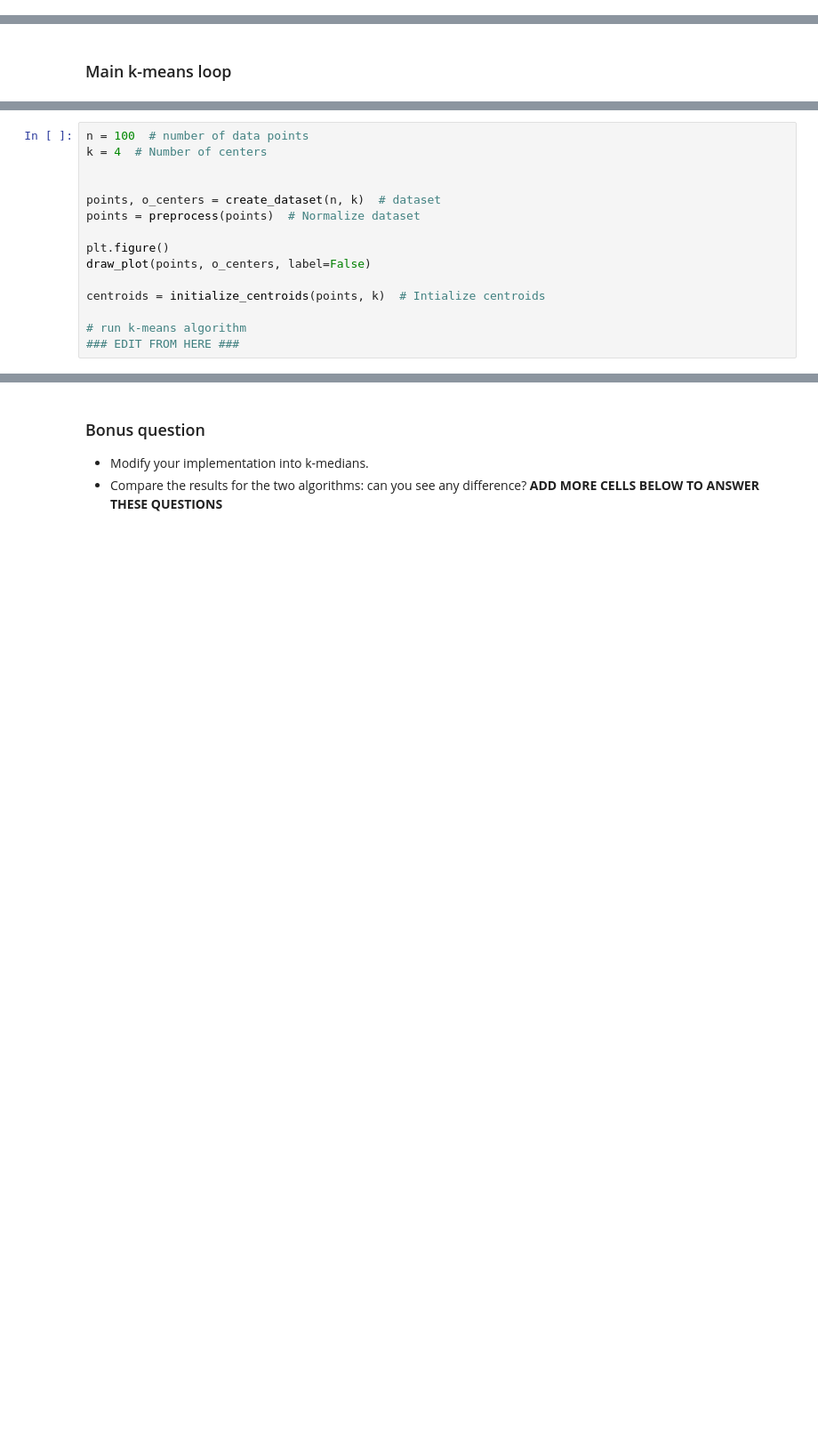
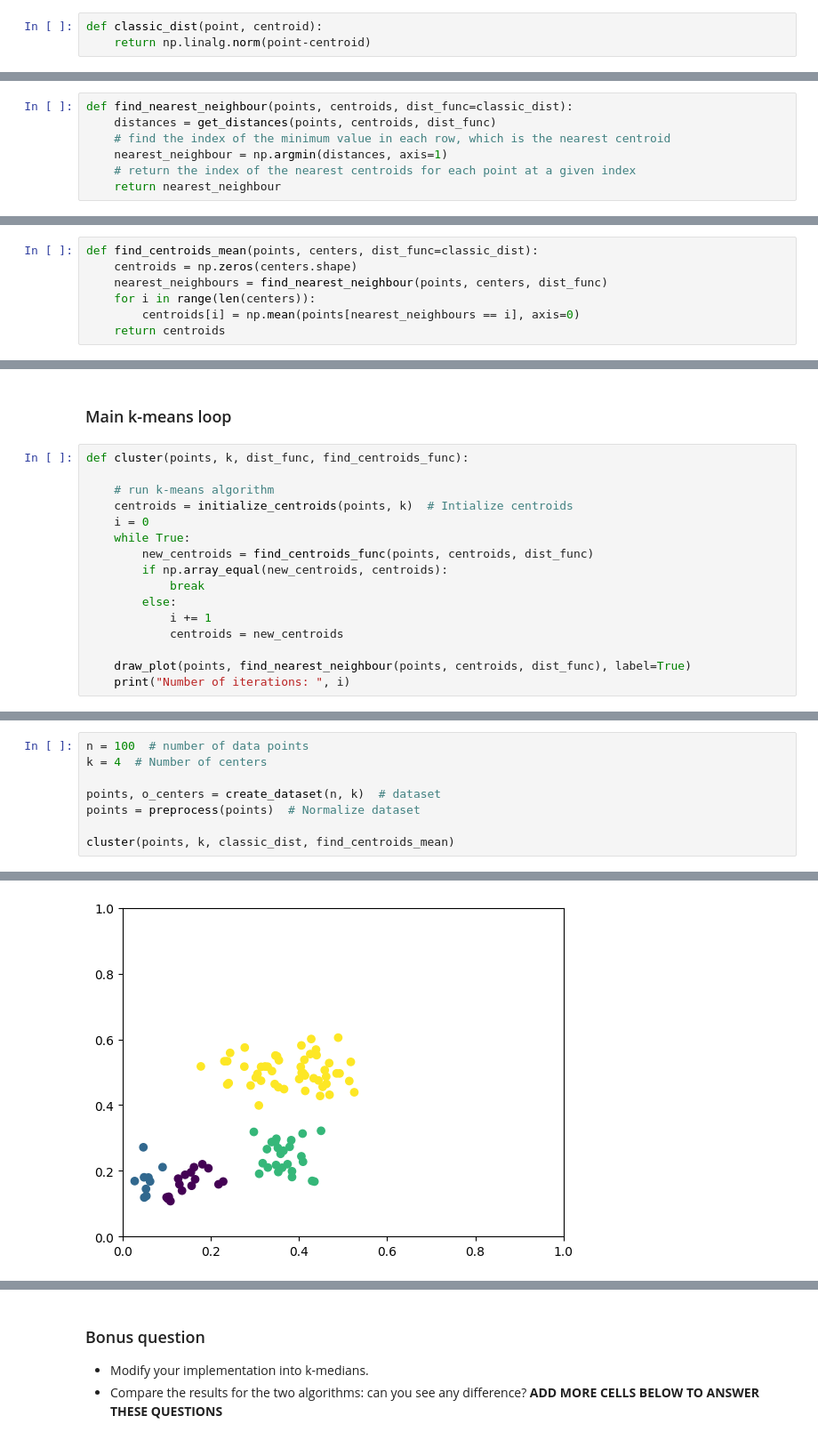
Before and after one commit to epi-xel/hybrid-classic-quantum-computing, a Jupyter notebook: Assignment_2/Hybrid Classic-Quantum Systems - Second Assignment.ipynb, the cells around one changed output, grey strips where cells are left out. Shown at 89% size. Drawn from its saved outputs; the diff is of its cells as text; blank space fills up the shorter version.

```diff
--- a/Assignment_2/Hybrid Classic-Quantum Systems - Second Assignment.ipynb
+++ b/Assignment_2/Hybrid Classic-Quantum Systems - Second Assignment.ipynb
@@ -92,0 +89,3 @@ def find_nearest_neighbour(points, centroids, dist_func):
+# %%
+def classic_dist(point, centroid):
+    return np.linalg.norm(point-centroid)
@@ -92,0 +107,7 @@ def find_nearest_neighbour(points, centroids, dist_func):
+# %%
+def find_nearest_neighbour(points, centroids, dist_func=classic_dist):
+    distances = get_distances(points, centroids, dist_func)
+    # find the index of the minimum value in each row, which is the nearest centroid
+    nearest_neighbour = np.argmin(distances, axis=1)
+    # return the index of the nearest centroids for each point at a given index
+    return nearest_neighbour
@@ -99,0 +123,7 @@ def find_centroids(points, centers):
+# %%
+def find_centroids_mean(points, centers, dist_func=classic_dist):
+    centroids = np.zeros(centers.shape)
+    nearest_neighbours = find_nearest_neighbour(points, centers, dist_func)
+    for i in range(len(centers)):
+        centroids[i] = np.mean(points[nearest_neighbours == i], axis=0)
+    return centroids
@@ -100,2 +135,18 @@ def find_centroids(points, centers):
 # %% [markdown]
 ### Main k-means loop ###
+# %%
+def cluster(points, k, dist_func, find_centroids_func):
+
+    # run k-means algorithm
+    centroids = initialize_centroids(points, k)  # Intialize centroids
+    i = 0
+    while True:
+        new_centroids = find_centroids_func(points, centroids, dist_func)
+        if np.array_equal(new_centroids, centroids):
+            break
+        else:
+            i += 1
+            centroids = new_centroids
+
+    draw_plot(points, find_nearest_neighbour(points, centroids, dist_func), label=True)
+    print("Number of iterations: ", i)
@@ -103,14 +163,8 @@ def find_centroids(points, centers):
 n = 100  # number of data points
 k = 4  # Number of centers
 
-
 points, o_centers = create_dataset(n, k)  # dataset
 points = preprocess(points)  # Normalize dataset
 
-plt.figure()
-draw_plot(points, o_centers, label=False)
-
-centroids = initialize_centroids(points, k)  # Intialize centroids
-
-# run k-means algorithm
-### EDIT FROM HERE ###
+cluster(points, k, classic_dist, find_centroids_mean)
+# %% [output]
@@ -116,0 +172 @@ centroids = initialize_centroids(points, k)  # Intialize centroids
+[figure, added]
```
Also changed, not shown: parts of 71 cells of this notebook, 12 other files.
